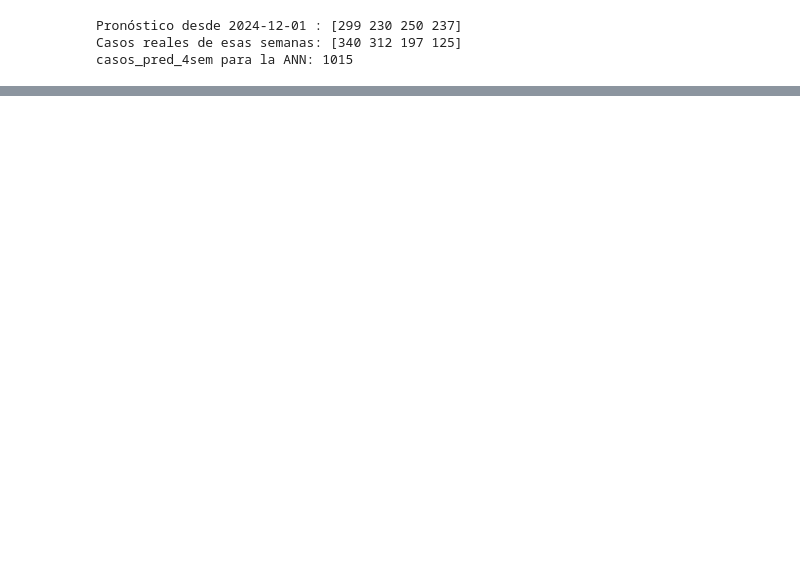
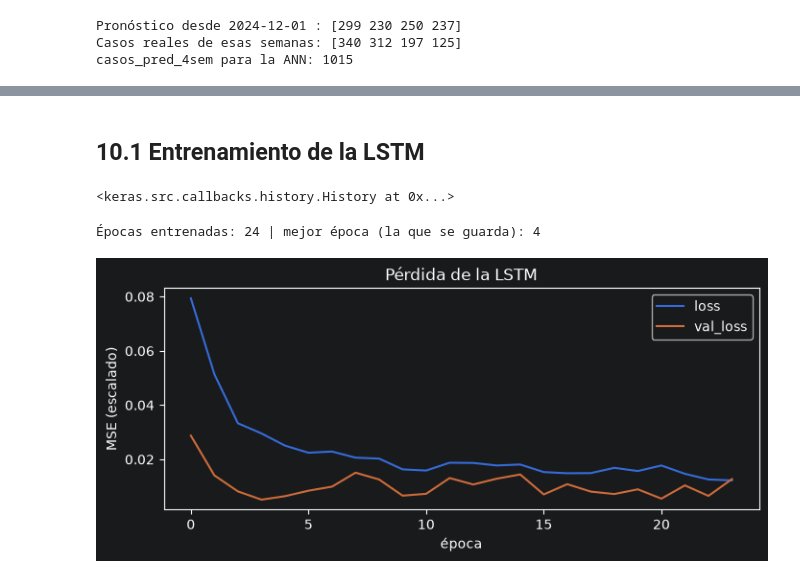
Before and after one commit to GaboSM1507/Proyecto-VectorIA, a Jupyter notebook: notebooks/03_LSTM_Casos.ipynb, the cells around one changed output, grey strips where cells are left out. Cells and saved outputs as stored; diff of their text form; code cells hidden in the pictures; blank space fills up the shorter version.

Commit message:
LSTM: modelo principal, comparación con SimpleRNN y estilo de clase

```diff
--- a/notebooks/03_LSTM_Casos.ipynb
+++ b/notebooks/03_LSTM_Casos.ipynb
@@ -158,0 +156,14 @@ Model: "sequential"
+# %%
+# Definimos el modelo. "SimpleRNN" es el modelo base y "LSTM" el modelo principal (sección 10)
+def crear_modelo(n_variables, tipo="SimpleRNN"):
+    model = Sequential()
+    model.add(Input(shape=(VENTANA, n_variables)))   # 26 semanas x n variables
+    if tipo == "SimpleRNN":
+        model.add(SimpleRNN(32))
+    else:
+        model.add(LSTM(64, return_sequences=True))   # pasa las 26 semanas completas a la siguiente LSTM
+        model.add(LSTM(32))
+        model.add(Dropout(0.2))
+    model.add(Dense(HORIZONTE))   # una neurona de salida por cada una de las 4 semanas
+    model.compile(optimizer='adam', loss='mse')
+    return model
@@ -222,0 +243,10 @@ Variables elegidas: ['log_casos', 'lluvia_mm', 'temp_max_c', 'temp_min_c', 'hume
+# %%
+tf.keras.utils.set_random_seed(101)   # la misma semilla en todo el notebook
+X, escalador_X, generador, gen_validacion, gen_test = preparar_datos(columnas_finales)
+
+modelo_rnn = crear_modelo(len(columnas_finales))
+early_stop = EarlyStopping(monitor='val_loss', patience=20, restore_best_weights=True)
+
+modelo_rnn.fit(generador, epochs=200,
+               validation_data=gen_validacion,
+               callbacks=[early_stop], verbose=0)
@@ -382,0 +455,25 @@ casos_pred_4sem para la ANN: 1015
+# %% [markdown]
+## 10.1 Entrenamiento de la LSTM
+# %%
+tf.keras.utils.set_random_seed(101)   # la misma semilla que la SimpleRNN
+
+modelo_lstm = crear_modelo(len(columnas_finales), "LSTM")
+early_stop = EarlyStopping(monitor='val_loss', patience=20, restore_best_weights=True)
+
+modelo_lstm.fit(generador, epochs=200,
+                validation_data=gen_validacion,
+                callbacks=[early_stop], verbose=0)
+# %% [output]
+<keras.src.callbacks.history.History at 0x...>
+# %%
+losses_lstm = pd.DataFrame(modelo_lstm.history.history)
+print("Épocas entrenadas:", len(losses_lstm),
+      "| mejor época (la que se guarda):", int(losses_lstm["val_loss"].idxmin()) + 1)
+
+losses_lstm.plot(figsize=(8, 3), title="Pérdida de la LSTM")
+plt.xlabel("época")
+plt.ylabel("MSE (escalado)")
+plt.show()
+# %% [output]
+Épocas entrenadas: 24 | mejor época (la que se guarda): 4
+[figure, added]
```
Also changed, not shown: parts of 48 cells of this notebook, 2 other files.
